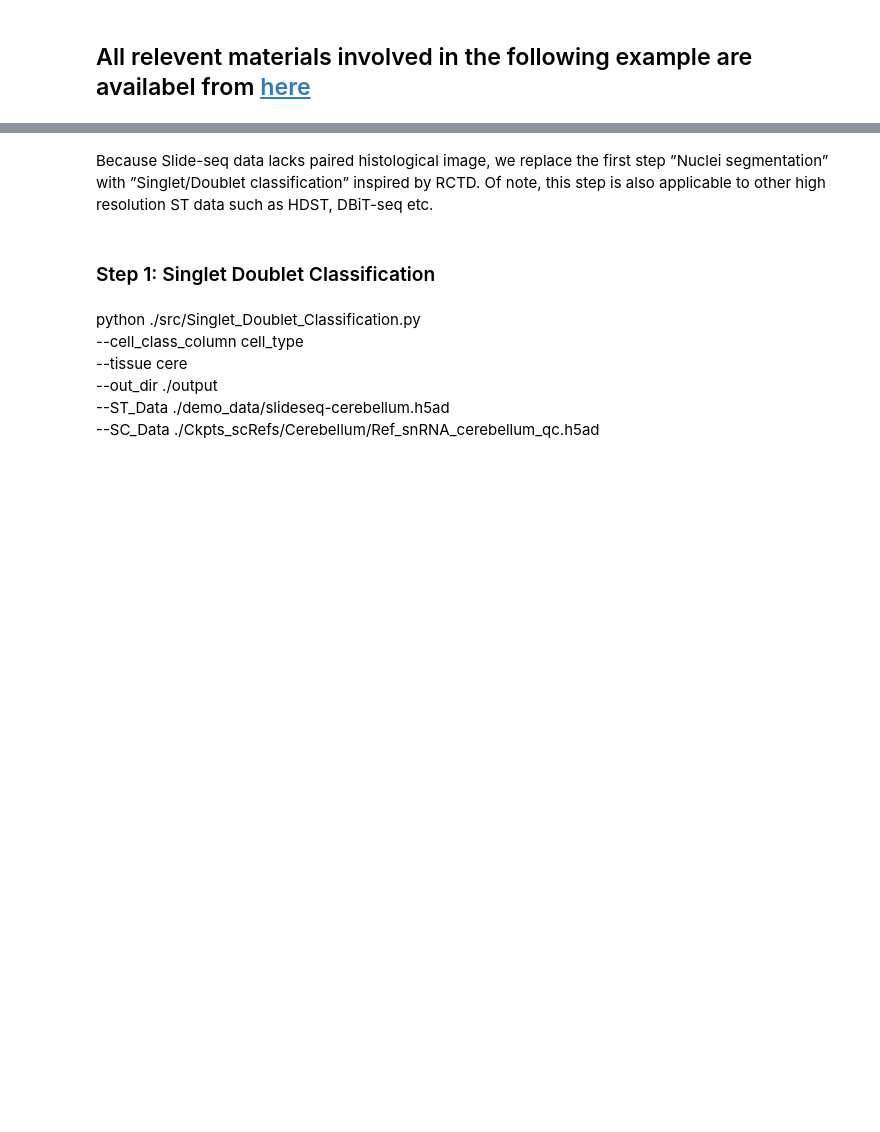
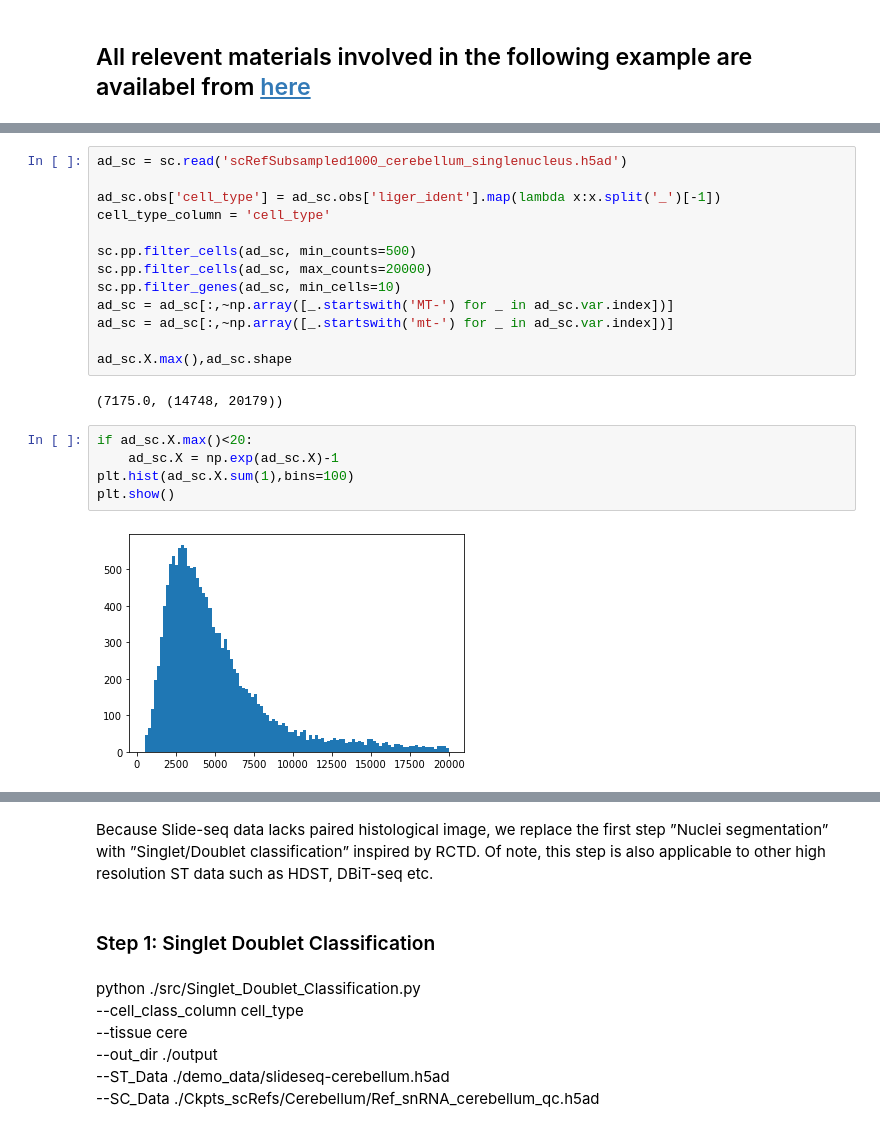
Before and after one commit to YangLabHKUST/SpatialScope, a Jupyter notebook: demos/Mouse-Cerebellum-Slideseq.ipynb, the cells around one changed output, grey strips where cells are left out. Saved outputs shown, nothing was run; the diff lists cells and outputs as text; blank space fills up the shorter version.

```diff
--- a/demos/Mouse-Cerebellum-Slideseq.ipynb
+++ b/demos/Mouse-Cerebellum-Slideseq.ipynb
@@ -15,0 +27,22 @@ import pickle
+# %%
+ad_sc = sc.read('scRefSubsampled1000_cerebellum_singlenucleus.h5ad')
+
+ad_sc.obs['cell_type'] = ad_sc.obs['liger_ident'].map(lambda x:x.split('_')[-1])
+cell_type_column = 'cell_type'
+
+sc.pp.filter_cells(ad_sc, min_counts=500)
+sc.pp.filter_cells(ad_sc, max_counts=20000)
+sc.pp.filter_genes(ad_sc, min_cells=10)
+ad_sc = ad_sc[:,~np.array([_.startswith('MT-') for _ in ad_sc.var.index])]
+ad_sc = ad_sc[:,~np.array([_.startswith('mt-') for _ in ad_sc.var.index])]
+
+ad_sc.X.max(),ad_sc.shape
+# %% [output]
+(7175.0, (14748, 20179))
+# %%
+if ad_sc.X.max()<20:
+    ad_sc.X = np.exp(ad_sc.X)-1
+plt.hist(ad_sc.X.sum(1),bins=100)
+plt.show()
+# %% [output]
+[figure, added]
```
Also changed, not shown: parts of 18 cells of this notebook, 2 other files.
